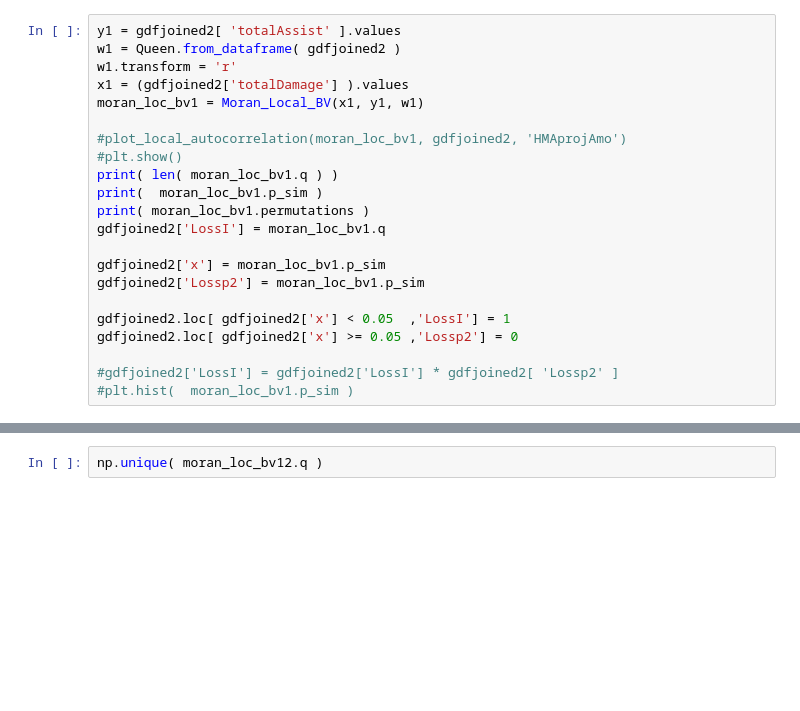
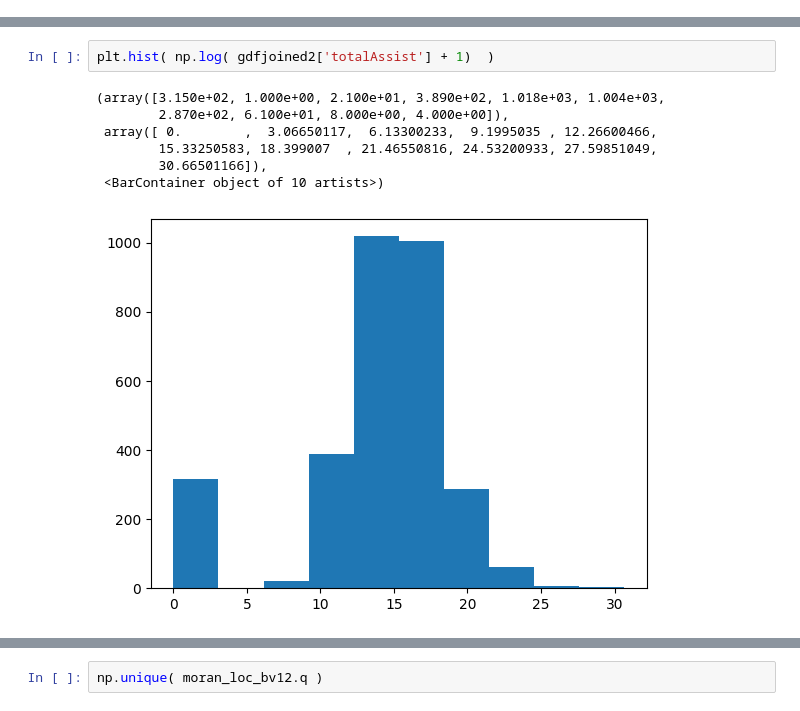
Before and after one commit to yuh2017/spatial-inequalities, a Jupyter notebook: Jupitor/Local_MoranI_revise.ipynb, the cells around one changed output, grey strips where cells are left out. Cells and saved outputs as stored; diff of their text form; blank space fills up the shorter version.

```diff
--- a/Jupitor/Local_MoranI_revise.ipynb
+++ b/Jupitor/Local_MoranI_revise.ipynb
@@ -135,22 +60,0 @@ gdfjoined2['DamageSOVI2']   = scipy.stats.zscore( gdfjoined2['DamageSOVI'] )
-# %%
-y1 = gdfjoined2[ 'totalAssist' ].values
-w1 = Queen.from_dataframe( gdfjoined2 )
-w1.transform = 'r'
-x1 = (gdfjoined2['totalDamage'] ).values
-moran_loc_bv1 = Moran_Local_BV(x1, y1, w1)
-
-#plot_local_autocorrelation(moran_loc_bv1, gdfjoined2, 'HMAprojAmo')
-#plt.show()
-print( len( moran_loc_bv1.q ) )
-print(  moran_loc_bv1.p_sim )
-print( moran_loc_bv1.permutations )
-gdfjoined2['LossI'] = moran_loc_bv1.q
-
-gdfjoined2['x'] = moran_loc_bv1.p_sim
-gdfjoined2['Lossp2'] = moran_loc_bv1.p_sim
-
-gdfjoined2.loc[ gdfjoined2['x'] < 0.05  ,'LossI'] = 1
-gdfjoined2.loc[ gdfjoined2['x'] >= 0.05 ,'Lossp2'] = 0
-
-#gdfjoined2['LossI'] = gdfjoined2['LossI'] * gdfjoined2[ 'Lossp2' ]
-#plt.hist(  moran_loc_bv1.p_sim )
@@ -191,0 +122,10 @@ Index(['STATE', 'STATEABBRV', 'COUNTY', 'COUNTYFIPS', 'STCOFIPS', 'POPULATION',
+# %%
+plt.hist( np.log( gdfjoined2['totalAssist'] + 1)  )
+# %% [output]
+(array([3.150e+02, 1.000e+00, 2.100e+01, 3.890e+02, 1.018e+03, 1.004e+03,
+        2.870e+02, 6.100e+01, 8.000e+00, 4.000e+00]),
+ array([ 0.        ,  3.06650117,  6.13300233,  9.1995035 , 12.26600466,
+        15.33250583, 18.399007  , 21.46550816, 24.53200933, 27.59851049,
+        30.66501166]),
+ <BarContainer object of 10 artists>)
+[figure, added]
```
Also changed, not shown: parts of 50 cells of this notebook, 15 other files.
